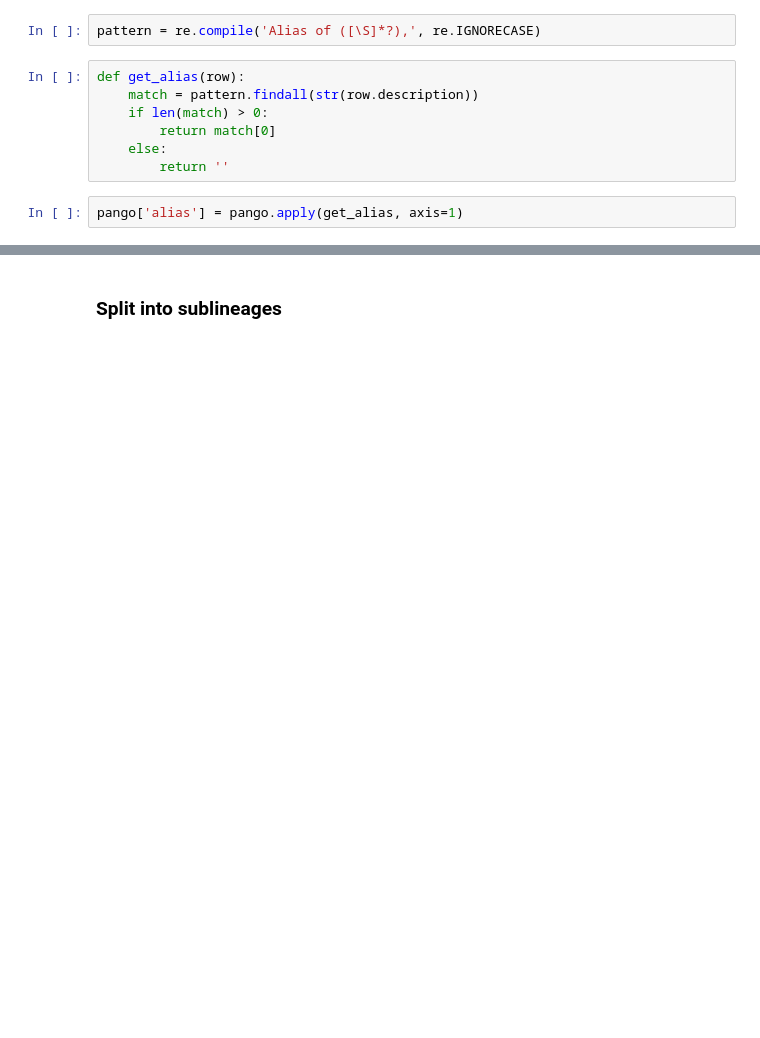
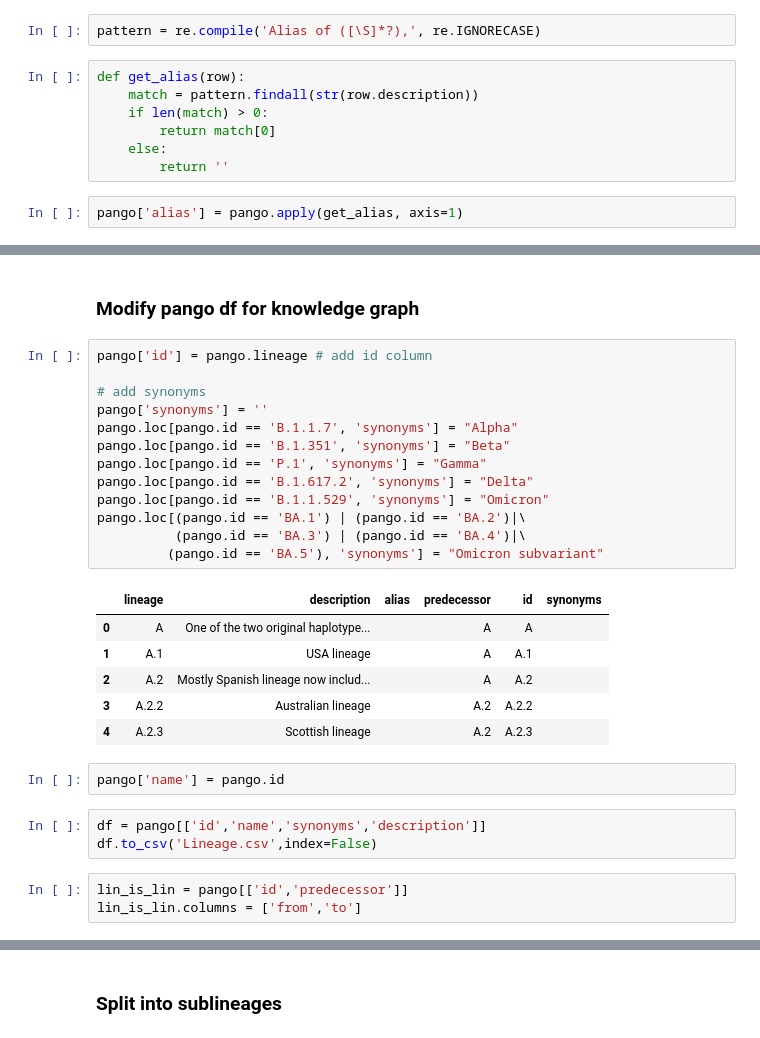
Before and after one commit to rachelluoyt/covid-19-community, a Jupyter notebook: notebooks/dataprep/00b-PANGOLineage.ipynb, the cells around one changed output, grey strips where cells are left out. Cells and saved outputs as stored; diff of their text form; blank space fills up the shorter version.

```diff
--- a/notebooks/dataprep/00b-PANGOLineage.ipynb
+++ b/notebooks/dataprep/00b-PANGOLineage.ipynb
@@ -68,0 +69,30 @@ pango.tail(5)
+# %% [markdown]
+### Modify pango df for knowledge graph
+# %%
+pango['id'] = pango.lineage # add id column
+
+# add synonyms
+pango['synonyms'] = ''
+pango.loc[pango.id == 'B.1.1.7', 'synonyms'] = "Alpha"
+pango.loc[pango.id == 'B.1.351', 'synonyms'] = "Beta"
+pango.loc[pango.id == 'P.1', 'synonyms'] = "Gamma"
+pango.loc[pango.id == 'B.1.617.2', 'synonyms'] = "Delta"
+pango.loc[pango.id == 'B.1.1.529', 'synonyms'] = "Omicron"
+pango.loc[(pango.id == 'BA.1') | (pango.id == 'BA.2')|\
+          (pango.id == 'BA.3') | (pango.id == 'BA.4')|\
+         (pango.id == 'BA.5'), 'synonyms'] = "Omicron subvariant"
+# %% [output]
+|  | lineage | description | alias | predecessor | id | synonyms |
+| 0 | A | One of the two original haplotype... |  | A | A |  |
+| 1 | A.1 | USA lineage |  | A | A.1 |  |
+| 2 | A.2 | Mostly Spanish lineage now includ... |  | A | A.2 |  |
+| 3 | A.2.2 | Australian lineage |  | A.2 | A.2.2 |  |
+| 4 | A.2.3 | Scottish lineage |  | A.2 | A.2.3 |  |
+# %%
+pango['name'] = pango.id
+# %%
+df = pango[['id','name','synonyms','description']]
+df.to_csv('Lineage.csv',index=False)
+# %%
+lin_is_lin = pango[['id','predecessor']]
+lin_is_lin.columns = ['from','to']
```
Also changed, not shown: parts of 8 cells of this notebook, 17 other files.
